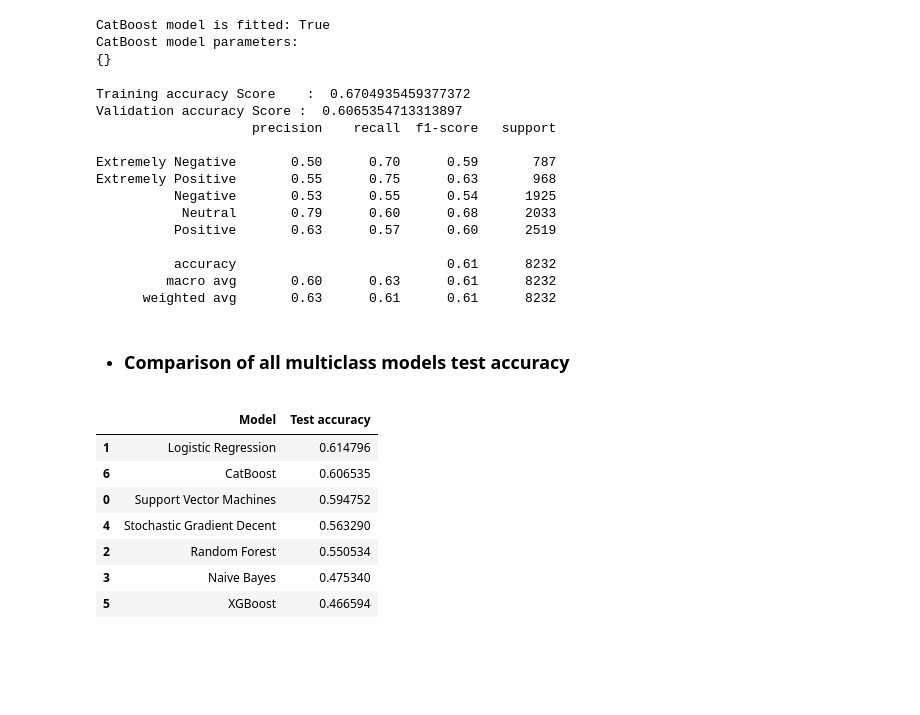
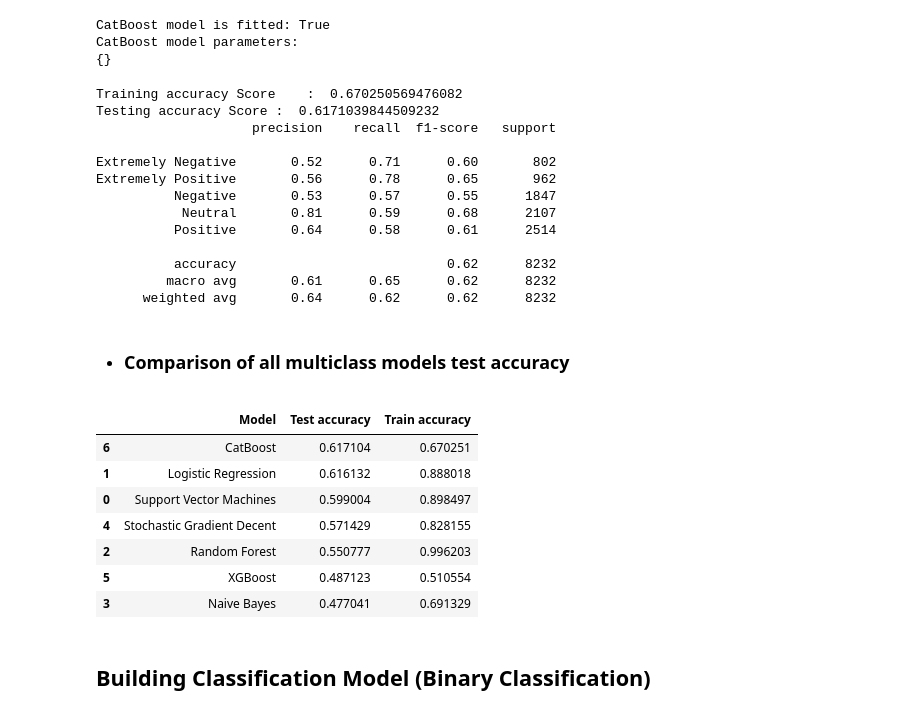
Before and after one commit to Rajesh1505/Coronavirus_Tweet_Sentiment_Analysis-Capstone_Project_3, a Jupyter notebook: Coronavirus_Tweet_Sentiment_Analysis_Rajesh_Kumar_Patel_Capstone_Project_3.ipynb, the cells around one changed output. Drawn from its saved outputs; the diff is of its cells as text; code cells hidden in the pictures; blank space fills up the shorter version.

```diff
--- a/Coronavirus_Tweet_Sentiment_Analysis_Rajesh_Kumar_Patel_Capstone_Project_3.ipynb
+++ b/Coronavirus_Tweet_Sentiment_Analysis_Rajesh_Kumar_Patel_Capstone_Project_3.ipynb
@@ -891,7 +893,7 @@ Extremely Positive       0.37      0.70      0.49       697
 # %% [markdown]
 * ### **Extreme Gradient Boosting**
 # %%
-#takes huge amount of time to execute
+#Extreme Gradient Boosting model
 import xgboost as xgb
 
 xgboost_clf = xgb.XGBClassifier()
@@ -899,8 +901,9 @@ xgboost_clf = xgb.XGBClassifier()
 xgboost_clf.fit(X_train, y_train)
 
 xgb_prediction = xgboost_clf.predict(X_test)
+xgb_train_accuracy = xgboost_clf.score(X_train,y_train)
 xgb_accuracy = accuracy_score(y_test,xgb_prediction)
-print("Training accuracy Score    : ",xgboost_clf.score(X_train,y_train))
-print("Validation accuracy Score : ",xgb_accuracy )
+print("Training accuracy Score    : ",xgb_train_accuracy)
+print("Testing accuracy Score : ",xgb_accuracy )
 print(classification_report(xgb_prediction,y_test))
 # %% [output]
@@ -920,6 +923,7 @@ Extremely Positive       0.40      0.67      0.50       784
 # %% [markdown]
 * ### **Support vector machine**
 # %%
+#Support vector machine model
 from sklearn.svm import SVC
 
 svc = SVC()
@@ -927,8 +931,9 @@ svc = SVC()
 svc.fit(X_train, y_train)
 
 svc_prediction = svc.predict(X_test)
+svc_train_accuracy = svc.score(X_train,y_train)
 svc_accuracy = accuracy_score(y_test,svc_prediction)
-print("Training accuracy Score    : ",svc.score(X_train,y_train))
-print("Validation accuracy Score : ",svc_accuracy )
+print("Training accuracy Score    : ",svc_train_accuracy)
+print("Testing accuracy Score : ",svc_accuracy )
 print(classification_report(svc_prediction,y_test))
 # %% [output]
@@ -948,14 +953,16 @@ Extremely Positive       0.51      0.75      0.61       893
 # %% [markdown]
 * ### **Logistic Regression**
 # %%
+#Logistic Regression model
 from sklearn.linear_model import LogisticRegression
 logreg = LogisticRegression()
 
 logreg.fit(X_train, y_train)
 
 logreg_prediction = logreg.predict(X_test)
+logreg_train_accuracy = logreg.score(X_train,y_train)
 logreg_accuracy = accuracy_score(y_test,logreg_prediction)
-print("Training accuracy Score    : ",logreg.score(X_train,y_train))
-print("Validation accuracy Score : ",logreg_accuracy )
+print("Training accuracy Score    : ",logreg_train_accuracy)
+print("Testing accuracy Score : ",logreg_accuracy )
 print(classification_report(logreg_prediction,y_test))
 # %% [output]
@@ -1011,40 +1016,47 @@ CatBoost model is fitted: True
 CatBoost model parameters:
 {}
 # %%
+#Catboost Model accuracy
 catboost_prediction = clf2.predict(X_test)
+catboost_train_accuracy = clf2.score(X_train,y_train)
 catboost_accuracy = accuracy_score(y_test,catboost_prediction)
-print("Training accuracy Score    : ",clf2.score(X_train,y_train))
-print("Validation accuracy Score : ",catboost_accuracy )
+print("Training accuracy Score    : ",catboost_train_accuracy)
+print("Testing accuracy Score : ",catboost_accuracy )
 print(classification_report(catboost_prediction,y_test))
 # %% [output]
-Training accuracy Score    :  0.6704935459377372
-Validation accuracy Score :  0.6065354713313897
+Training accuracy Score    :  0.670250569476082
+Testing accuracy Score :  0.6171039844509232
                     precision    recall  f1-score   support
 
-Extremely Negative       0.50      0.70      0.59       787
-Extremely Positive       0.55      0.75      0.63       968
-          Negative       0.53      0.55      0.54      1925
-           Neutral       0.79      0.60      0.68      2033
-          Positive       0.63      0.57      0.60      2519
+Extremely Negative       0.52      0.71      0.60       802
+Extremely Positive       0.56      0.78      0.65       962
+          Negative       0.53      0.57      0.55      1847
+           Neutral       0.81      0.59      0.68      2107
+          Positive       0.64      0.58      0.61      2514
 
-          accuracy                           0.61      8232
-         macro avg       0.60      0.63      0.61      8232
-      weighted avg       0.63      0.61      0.61      8232
+          accuracy                           0.62      8232
+         macro avg       0.61      0.65      0.62      8232
+      weighted avg       0.64      0.62      0.62      8232
 # %% [markdown]
 * ### **Comparison of all multiclass models test accuracy**
 # %%
-models = pd.DataFrame({'Model': ['Support Vector Machines', 'Logistic Regression', 'Random Forest', 'Naive Bayes',
-                                   'Stochastic Gradient Decent', 'XGBoost','CatBoost'],
-                      'Test accuracy': [svc_accuracy, logreg_accuracy, rf_accuracy, NB_accuracy,
-                                         sgd_accuracy, xgb_accuracy,catboost_accuracy]})
+#Comparison of all multiclass models test accuracy
+all_multiclass_models = pd.DataFrame({'Model': ['Support Vector Machines', 'Logistic Regression', 'Random Forest', 'Naive Bayes',
+                                               'Stochastic Gradient Decent', 'XGBoost','CatBoost'],
+                                   'Test accuracy': [svc_accuracy, logreg_accuracy, rf_accuracy, NB_accuracy,
+                                                sgd_accuracy, xgb_accuracy,catboost_accuracy],
+                                  'Train accuracy': [svc_train_accuracy, logreg_train_accuracy, rf_train_accuracy, NB_train_accuracy,
+                                         sgd_train_accuracy, xgb_train_accuracy,catboost_train_accuracy]})
 
-models.sort_values(by='Test accuracy', ascending=False)
+all_multiclass_models.sort_values(by='Test accuracy', ascending=False)
 # %% [output]
-|  | Model | Test accuracy |
-| 1 | Logistic Regression | 0.614796 |
-| 6 | CatBoost | 0.606535 |
-| 0 | Support Vector Machines | 0.594752 |
-| 4 | Stochastic Gradient Decent | 0.563290 |
-| 2 | Random Forest | 0.550534 |
-| 3 | Naive Bayes | 0.475340 |
-| 5 | XGBoost | 0.466594 |
+|  | Model | Test accuracy | Train accuracy |
+| 6 | CatBoost | 0.617104 | 0.670251 |
+| 1 | Logistic Regression | 0.616132 | 0.888018 |
+| 0 | Support Vector Machines | 0.599004 | 0.898497 |
+| 4 | Stochastic Gradient Decent | 0.571429 | 0.828155 |
+| 2 | Random Forest | 0.550777 | 0.996203 |
+| 5 | XGBoost | 0.487123 | 0.510554 |
+| 3 | Naive Bayes | 0.477041 | 0.691329 |
+# %% [markdown]
+## **Building Classification Model (Binary Classification)**
```
Also changed, not shown: parts of 61 cells of this notebook.
